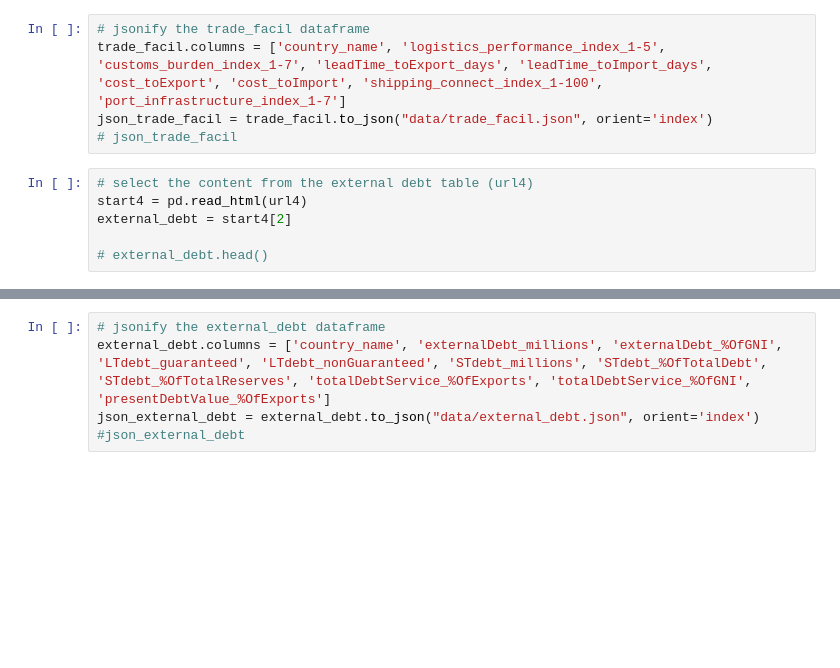
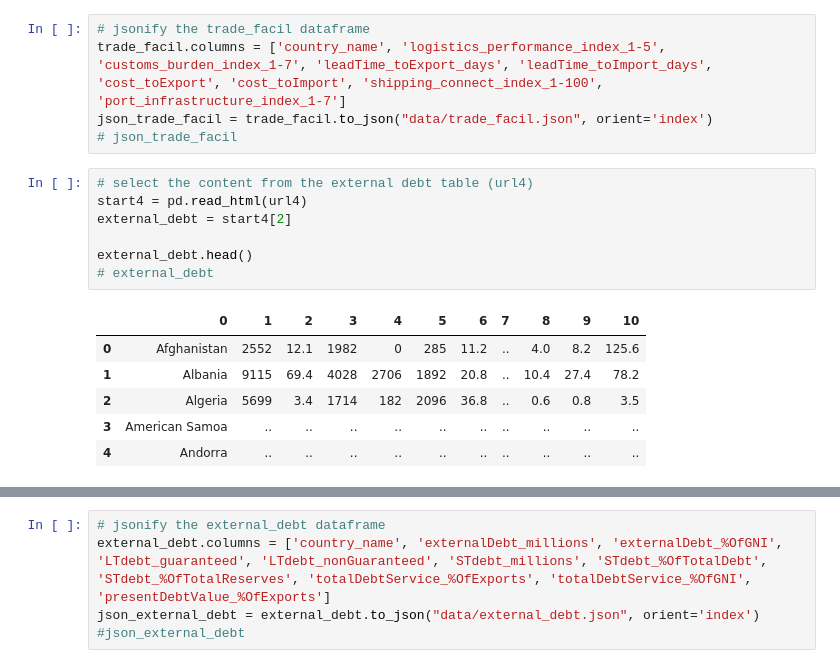
Before and after one commit to ZohaibS/EconomicAnalysesRaw, a Jupyter notebook: Project2_robby/scrape_world_tables.ipynb, the cells around one changed output, grey strips where cells are left out. Drawn from its saved outputs; the diff is of its cells as text; blank space fills up the shorter version.

```diff
--- a/Project2_robby/scrape_world_tables.ipynb
+++ b/Project2_robby/scrape_world_tables.ipynb
@@ -66,6 +66,14 @@ json_trade_facil = trade_facil.to_json("data/trade_facil.json", orient='index')
 # %%
 # select the content from the external debt table (url4)
 start4 = pd.read_html(url4)
 external_debt = start4[2]
 
-# external_debt.head()
+external_debt.head()
+# external_debt
+# %% [output]
+|  | 0 | 1 | 2 | 3 | 4 | 5 | 6 | 7 | 8 | 9 | 10 |
+| 0 | Afghanistan | 2552 | 12.1 | 1982 | 0 | 285 | 11.2 | .. | 4.0 | 8.2 | 125.6 |
+| 1 | Albania | 9115 | 69.4 | 4028 | 2706 | 1892 | 20.8 | .. | 10.4 | 27.4 | 78.2 |
+| 2 | Algeria | 5699 | 3.4 | 1714 | 182 | 2096 | 36.8 | .. | 0.6 | 0.8 | 3.5 |
+| 3 | American Samoa | .. | .. | .. | .. | .. | .. | .. | .. | .. | .. |
+| 4 | Andorra | .. | .. | .. | .. | .. | .. | .. | .. | .. | .. |
```
Also changed, not shown: parts of 7 cells of this notebook, 10 other files.
